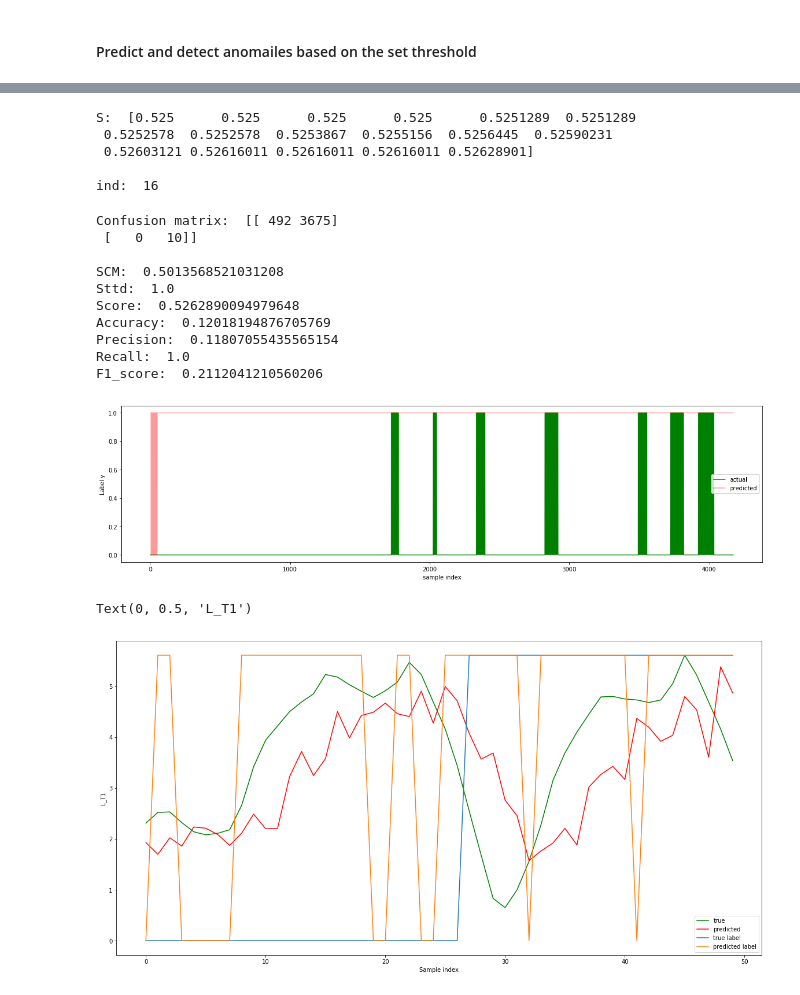
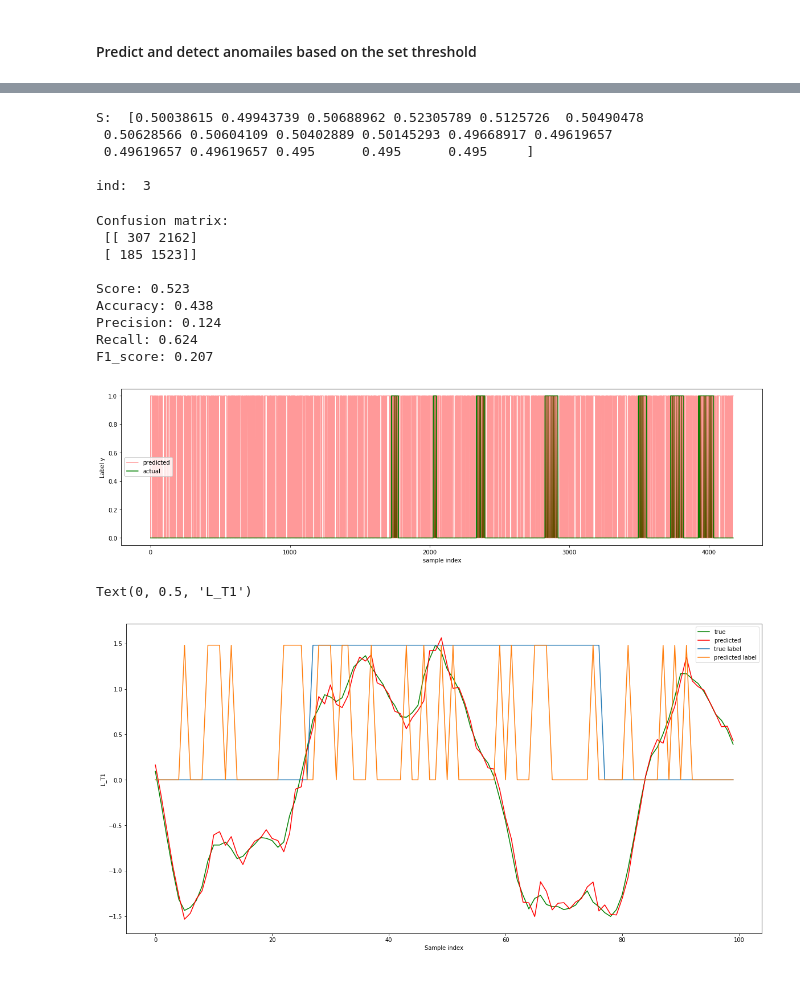
Before and after one commit to giannislelekas/CS4035, a Jupyter notebook: lab2/ARMA Task.ipynb, the cells around one changed output, grey strips where cells are left out. Drawn from its saved outputs; the diff is of its cells as text; code cells hidden in the pictures.

Commit message:
ARMA models added for ARMA task

```diff
--- a/lab2/ARMA Task.ipynb
+++ b/lab2/ARMA Task.ipynb
@@ -568,0 +844,14 @@ MAE:  1.0721305836321677
+# %%
+import statsmodels.api as sm
+from statsmodels.tsa.arima_model import ARMA
+from statsmodels.tsa.arima_model import ARIMA
+from statsmodels.tsa.statespace.sarimax import SARIMAX
+
+train_signal = X1_scaled[:, 7]
+print(train_signal)
+test_signal = X2_scaled[:, 7]
+model = ARMA(endog=train_signal, order=(1,0)).fit()
+
+print("AIC: ", model.aic)
+print("BIC: ", model.bic)
+print("DW-test: ", sm.stats.durbin_watson(model.resid))
@@ -568,0 +941,7 @@ MAE:  1.0721305836321677
+# %%
+file = './data/arma_10_F_PU1_scaled.npy'
+opt_p, opt_q = 1, 0
+predictions, MFE, MAE, MAPE = predictS(train_signal, test_signal, opt_p, opt_q, file, print_output=False)
+print("MFE: ", MFE)
+print("MAE: ", MAE)
+print(f"MAPE: {MAPE*100}%")
@@ -579,7 +962,10 @@ Text(0, 0.5, 'L_T1')
 # %%
+# predictions = np.load('data/arma_21_LT1_scaled.npy')
+# opt_p, opt_q = 2, 1
+
 multiplier = np.array([0.01, 0.05, 0.1, 0.2, 0.5, 0.8, 1, 2, 3, 4, 5, 7, 8, 9, 10, 12, 15])
 S = np.zeros(len(multiplier))
-gamma = 0.05
+gamma = 0.01
 for i in range(len(multiplier)):
     threshold_up, threshold_down = determine_threshold(train_signal, opt_p, opt_q, multiplier[i])
     alarm_ind = extract_alarm_indices(test_signal, predictions, threshold_up, threshold_down)
@@ -592,60 +978,54 @@ ind = np.argmax(S)
 print("S: ", S, "\n")
 print("ind: ", ind)
 # %% [output]
-S:  [0.525      0.525      0.525      0.525      0.5251289  0.5251289
- 0.5252578  0.5252578  0.5253867  0.5255156  0.5256445  0.52590231
- 0.52603121 0.52616011 0.52616011 0.52616011 0.52628901]
+S:  [0.50038615 0.49943739 0.50688962 0.52305789 0.5125726  0.50490478
+ 0.50628566 0.50604109 0.50402889 0.50145293 0.49668917 0.49619657
+ 0.49619657 0.49619657 0.495      0.495      0.495     ]
 
-ind:  16
+ind:  3
 # %%
+# ind = 3
 threshold_up, threshold_down = determine_threshold(train_signal, opt_p, opt_q, multiplier[ind])
 alarm_ind = extract_alarm_indices(test_signal, predictions, threshold_up, threshold_down)
 
 predicted_labels = np.zeros_like(y2)
 predicted_labels[alarm_ind] = 1
 
 cm = estimate_confusion_matrix(y2, predicted_labels)
-print("Confusion matrix: ", cm, "\n")
-
-scm = compute_scm(cm)
-print("SCM: ", scm)
-
-sttd = compute_sttd(y2, predicted_labels)
-print("Sttd: ", sttd)
+print("Confusion matrix:\n", cm, "\n")
 
 s = compute_s(y2, predicted_labels, gamma)
 accuracy, precision, recall, F1_score = performance_metrics(cm)
-print("Score: ", s)
-print("Accuracy: ", accuracy)
-print("Precision: ", precision)
-print("Recall: ", recall)
-print("F1_score: ", F1_score)
+print("Score: %.3f" %s)
+print("Accuracy: %.3f" %accuracy)
+print("Precision: %.3f" %precision)
+print("Recall: %.3f" %recall)
+print("F1_score: %.3f" %F1_score)
 
 plot(y2, predicted_labels)
 # %% [output]
-Confusion matrix:  [[ 492 3675]
- [   0   10]]
+Confusion matrix:
+ [[ 307 2162]
+ [ 185 1523]]
 
-SCM:  0.5013568521031208
-Sttd:  1.0
-Score:  0.5262890094979648
-Accuracy:  0.12018194876705769
-Precision:  0.11807055435565154
-Recall:  1.0
-F1_score:  0.2112041210560206
+Score: 0.523
+Accuracy: 0.438
+Precision: 0.124
+Recall: 0.624
+F1_score: 0.207
-[figure, old version]
+[figure, new version]
 # %%
 start = 1700
-end = 1750
+end = 1800
 
 plt.figure(figsize=(20,10))
 plt.plot(test_signal[start:end], color = 'g', label='true')
 plt.plot(predictions[start:end], color='r', label='predicted')
-plt.plot(y2[start:end]*max(test_signal[start:end]), label='true label')
-plt.plot(predicted_labels[start:end]*max(test_signal[start:end]), label='predicted label')
+plt.plot(y2[start:end]*np.max(test_signal[start:end]), label='true label')
+plt.plot(predicted_labels[start:end]*np.max(test_signal[start:end]), label='predicted label')
 plt.legend()
 plt.xlabel("Sample index")
 plt.ylabel("L_T1")
 # %% [output]
 Text(0, 0.5, 'L_T1')
-[figure, old version]
+[figure, new version]
```
Also changed, not shown: parts of 66 cells of this notebook, 12 other files.
